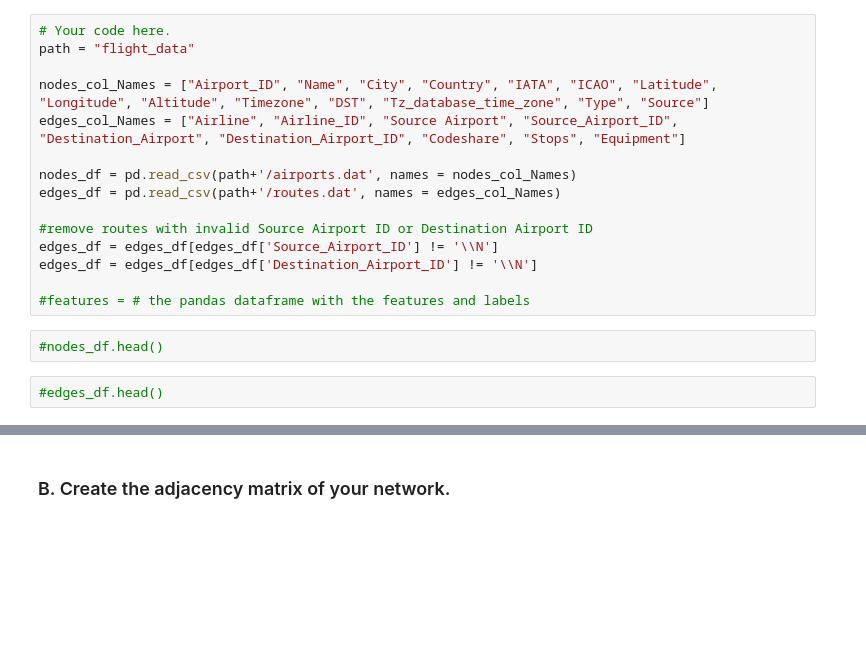
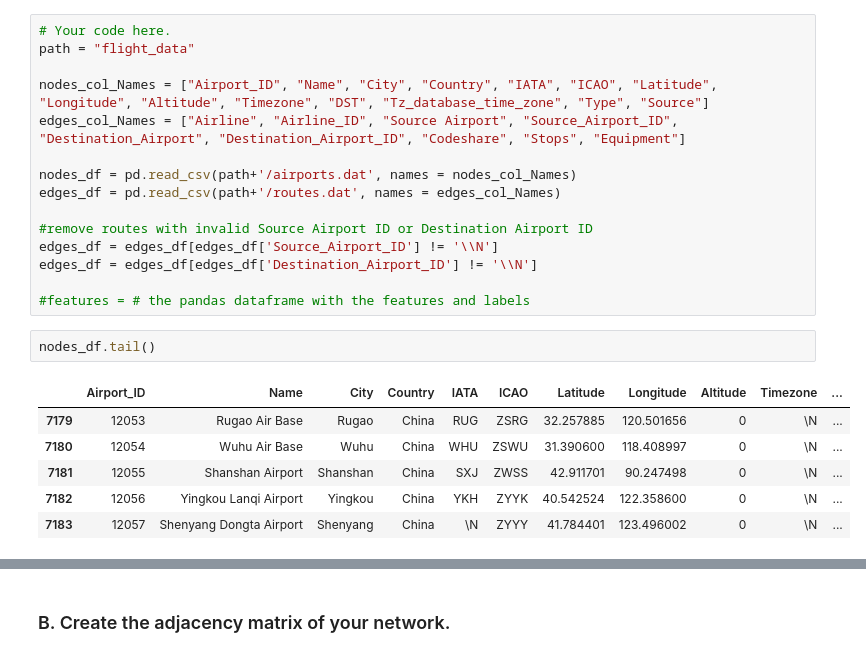
Before and after one commit to weberjoe/NTDS-MS-1-Route2-911, a Jupyter notebook: 1_network_properties.ipynb, the cells around one changed output, grey strips where cells are left out. Cells and saved outputs as stored; diff of their text form; blank space fills up the shorter version.

```diff
--- a/1_network_properties.ipynb
+++ b/1_network_properties.ipynb
@@ -52,7 +52,12 @@ edges_df = edges_df[edges_df['Source_Airport_ID'] != '\\N']
 edges_df = edges_df[edges_df['Destination_Airport_ID'] != '\\N']
 
 #features = # the pandas dataframe with the features and labels
-# %%
-#nodes_df.head()
-# %%
-#edges_df.head()
+# %%
+nodes_df.tail()
+# %% [output]
+|  | Airport_ID | Name | City | Country | IATA | ICAO | Latitude | Longitude | Altitude | Timezone | ... |
+| 7179 | 12053 | Rugao Air Base | Rugao | China | RUG | ZSRG | 32.257885 | 120.501656 | 0 | \N | ... |
+| 7180 | 12054 | Wuhu Air Base | Wuhu | China | WHU | ZSWU | 31.390600 | 118.408997 | 0 | \N | ... |
+| 7181 | 12055 | Shanshan Airport | Shanshan | China | SXJ | ZWSS | 42.911701 | 90.247498 | 0 | \N | ... |
+| 7182 | 12056 | Yingkou Lanqi Airport | Yingkou | China | YKH | ZYYK | 40.542524 | 122.358600 | 0 | \N | ... |
+| 7183 | 12057 | Shenyang Dongta Airport | Shenyang | China | \N | ZYYY | 41.784401 | 123.496002 | 0 | \N | ... |
```
Also changed, not shown: parts of 5 cells of this notebook.
